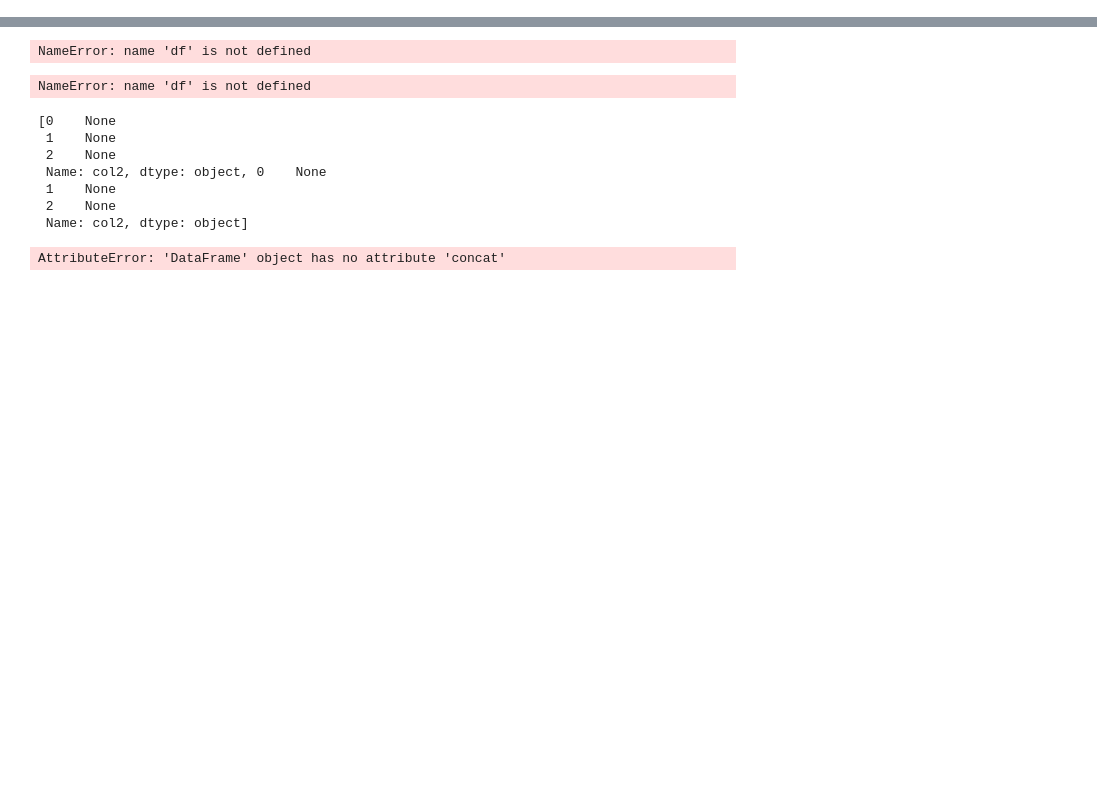
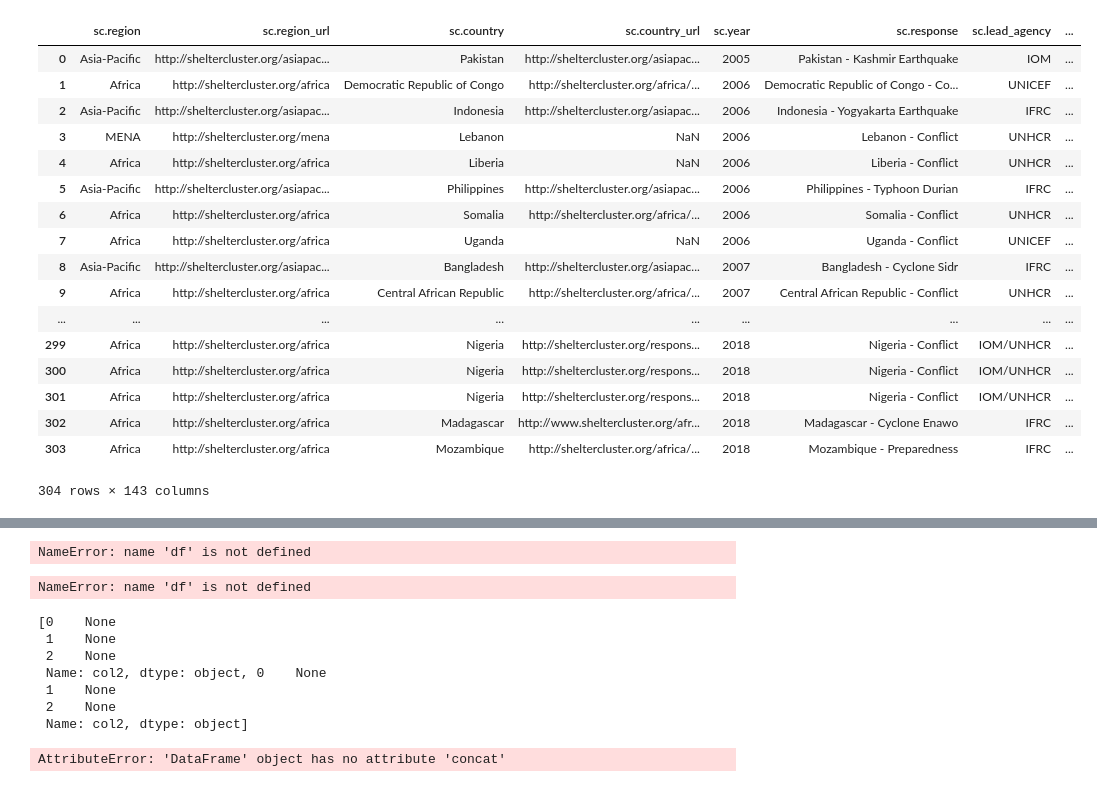
Before and after one commit to eoglethorpe/humanitarian, a Jupyter notebook: shelter/sohss/c0d3/sand.ipynb, the cells around one changed output, grey strips where cells are left out. Cells and saved outputs as stored; diff of their text form; code cells hidden in the pictures; blank space fills up the shorter version.

```diff
--- a/shelter/sohss/c0d3/sand.ipynb
+++ b/shelter/sohss/c0d3/sand.ipynb
@@ -2,3 +2,30 @@
 import numpy
 import pandas as pd
 import numpy as np
+# %%
+master = pd.read_csv('../d0cz/master_manual_merge_rm_hno_dups.csv')
+add = pd.read_csv('../d0cz/hno_process_out.csv')
+# add = pd.read_csv('../d0cz/super_fancy_data_processed_extravaganza_raison_d_apostrophe_etre.csv')
+
+mrg = master.merge(add, left_on='sc.uid', right_on='hno_uid', how='left')
+
+mrg
+# %% [output]
+|  | sc.region | sc.region_url | sc.country | sc.country_url | sc.year | sc.response | sc.lead_agency | ... |
+| 0 | Asia-Pacific | http://sheltercluster.org/asiapac... | Pakistan | http://sheltercluster.org/asiapac... | 2005 | Pakistan - Kashmir Earthquake | IOM | ... |
+| 1 | Africa | http://sheltercluster.org/africa | Democratic Republic of Congo | http://sheltercluster.org/africa/... | 2006 | Democratic Republic of Congo - Co... | UNICEF | ... |
+| 2 | Asia-Pacific | http://sheltercluster.org/asiapac... | Indonesia | http://sheltercluster.org/asiapac... | 2006 | Indonesia - Yogyakarta Earthquake | IFRC | ... |
+| 3 | MENA | http://sheltercluster.org/mena | Lebanon | NaN | 2006 | Lebanon - Conflict | UNHCR | ... |
+| 4 | Africa | http://sheltercluster.org/africa | Liberia | NaN | 2006 | Liberia - Conflict | UNHCR | ... |
+| 5 | Asia-Pacific | http://sheltercluster.org/asiapac... | Philippines | http://sheltercluster.org/asiapac... | 2006 | Philippines - Typhoon Durian | IFRC | ... |
+| 6 | Africa | http://sheltercluster.org/africa | Somalia | http://sheltercluster.org/africa/... | 2006 | Somalia - Conflict | UNHCR | ... |
+| 7 | Africa | http://sheltercluster.org/africa | Uganda | NaN | 2006 | Uganda - Conflict | UNICEF | ... |
+| 8 | Asia-Pacific | http://sheltercluster.org/asiapac... | Bangladesh | http://sheltercluster.org/asiapac... | 2007 | Bangladesh - Cyclone Sidr | IFRC | ... |
+| 9 | Africa | http://sheltercluster.org/africa | Central African Republic | http://sheltercluster.org/africa/... | 2007 | Central African Republic - Conflict | UNHCR | ... |
+| ... | ... | ... | ... | ... | ... | ... | ... | ... |
+| 299 | Africa | http://sheltercluster.org/africa | Nigeria | http://sheltercluster.org/respons... | 2018 | Nigeria - Conflict | IOM/UNHCR | ... |
+| 300 | Africa | http://sheltercluster.org/africa | Nigeria | http://sheltercluster.org/respons... | 2018 | Nigeria - Conflict | IOM/UNHCR | ... |
+| 301 | Africa | http://sheltercluster.org/africa | Nigeria | http://sheltercluster.org/respons... | 2018 | Nigeria - Conflict | IOM/UNHCR | ... |
+| 302 | Africa | http://sheltercluster.org/africa | Madagascar | http://www.sheltercluster.org/afr... | 2018 | Madagascar - Cyclone Enawo | IFRC | ... |
+| 303 | Africa | http://sheltercluster.org/africa | Mozambique | http://sheltercluster.org/africa/... | 2018 | Mozambique - Preparedness | IFRC | ... |
+304 rows × 143 columns
```
Also changed, not shown: parts of 1 cell of this notebook, 7 other files.
